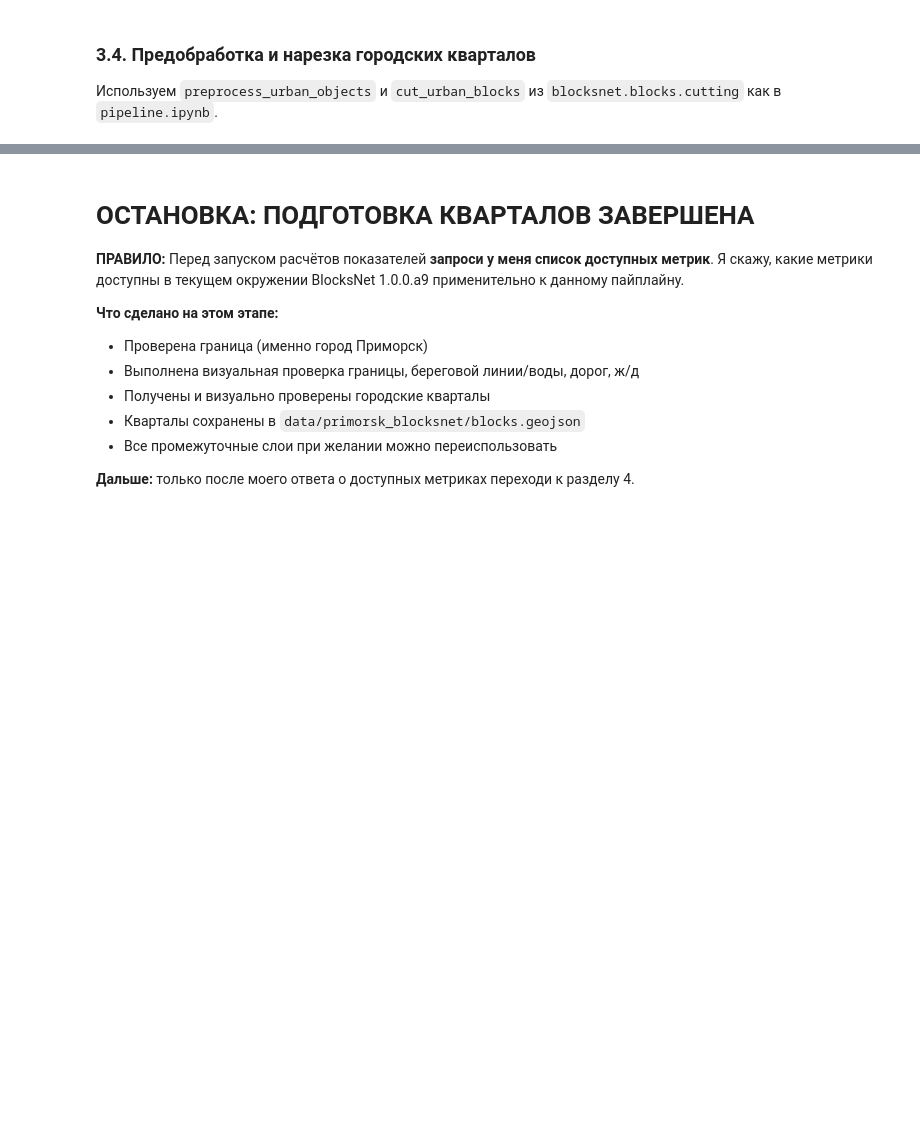
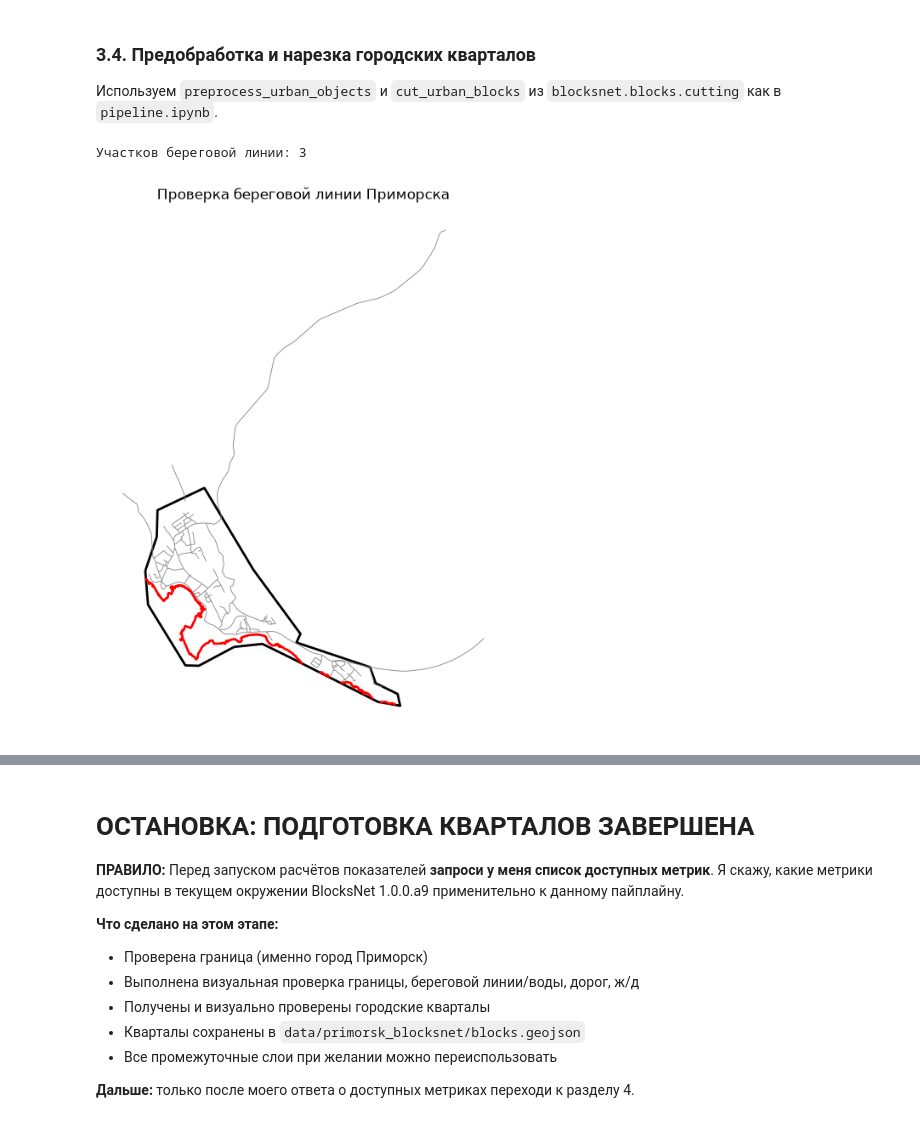
Before and after one commit to Arishka711/urban-ai-practice, a Jupyter notebook: primorsk_blocksnet_pipeline.ipynb, the cells around one changed output, grey strips where cells are left out. Cells and saved outputs as stored; diff of their text form; code cells hidden in the pictures; blank space fills up the shorter version.

Commit message:
Add Primorsk urban blocks and land use data

```diff
--- a/primorsk_blocksnet_pipeline.ipynb
+++ b/primorsk_blocksnet_pipeline.ipynb
@@ -136,3 +162,11 @@ print(boundaries)
 ### 3.2. Загрузка дорог, ж/д, водных объектов по тегам (как в pipeline)
 
 Используем теги из примера BlocksNet. Сохраняем слои в GeoJSON для повторного использования.
+# %%
+import osmnx as ox
+
+ox.settings.overpass_url = "https://overpass.kumi.systems/api"
+ox.settings.use_cache = True
+ox.settings.overpass_rate_limit = True
+
+print("Сервер Overpass настроен:", ox.settings.overpass_url)
@@ -138,0 +175,8 @@ print(boundaries)
+# %%
+import osmnx as ox
+
+ox.settings.overpass_url = "https://overpass-api.de/api"
+ox.settings.requests_timeout = 120
+ox.settings.use_cache = True
+
+print("Настройки OSMnx обновлены")
@@ -139,7 +185,7 @@ print(boundaries)
 # %%
 bc_tags = {
     'roads': {
-      "highway": ["construction","crossing","living_street","motorway","motorway_link","motorway_junction","pedestrian","primary","primary_link","raceway","residential","road","secondary","secondary_link","services","tertiary","tertiary_link","track","trunk","trunk_link","turning_circle","turning_loop","unclassified"],
+      "highway": ["living_street","pedestrian","primary","residential","road","secondary","services","tertiary","unclassified"],
       "service": ["living_street", "emergency_access"]
     },
     'railways': {
@@ -152,7 +198,7 @@ bc_tags = {
       'dock':True,
       'canal':True,
       'pond':True,
-      'natural':['water','bay'],
+      'natural': ['water', 'bay', 'strait'],
       'waterway':['river','canal','ditch'],
       'landuse':'basin',
       'water': 'lake'
@@ -215,3 +270,60 @@ plt.show()
 ### 3.4. Предобработка и нарезка городских кварталов
 
 Используем `preprocess_urban_objects` и `cut_urban_blocks` из `blocksnet.blocks.cutting` как в `pipeline.ipynb`.
+# %%
+
+import geopandas as gpd
+import osmnx as ox
+import matplotlib.pyplot as plt
+from pathlib import Path
+
+PATH_COAST = DATA_DIR / "coastline.geojson"
+
+if PATH_COAST.exists():
+    coastline = gpd.read_file(PATH_COAST).to_crs(crs)
+    print("Береговая линия загружена из файла.")
+else:
+    # Ищем береговую линию с запасом 500 м
+    search_area = boundaries_f.buffer(500).union_all()
+    search_area = gpd.GeoSeries(
+        [search_area], crs=crs
+    ).to_crs(4326).iloc[0]
+
+    coastline = ox.features_from_polygon(
+        search_area,
+        {"natural": "coastline"}
+    )
+
+    coastline = coastline[
+        coastline.geom_type.isin(
+            ["LineString", "MultiLineString"]
+        )
+    ].copy().to_crs(crs)
+
+    coastline = gpd.clip(coastline, boundaries_f)
+    coastline = coastline[
+        coastline.geom_type.isin(
+            ["LineString", "MultiLineString"]
+        )
+    ].copy()
+
+    if not coastline.empty:
+        coastline.to_file(PATH_COAST, driver="GeoJSON")
+
+print("Участков береговой линии:", len(coastline))
+
+fig, ax = plt.subplots(figsize=(10, 8))
+boundaries_f.boundary.plot(
+    ax=ax, color="black", linewidth=2
+)
+roads_f.plot(ax=ax, color="gray", linewidth=0.6)
+
+if not coastline.empty:
+    coastline.plot(ax=ax, color="red", linewidth=2)
+
+ax.set_title("Проверка береговой линии Приморска")
+ax.set_axis_off()
+plt.show()
+# %% [output]
+Участков береговой линии: 3
+[figure, added]
```
Also changed, not shown: parts of 24 cells of this notebook, 6 other files.
